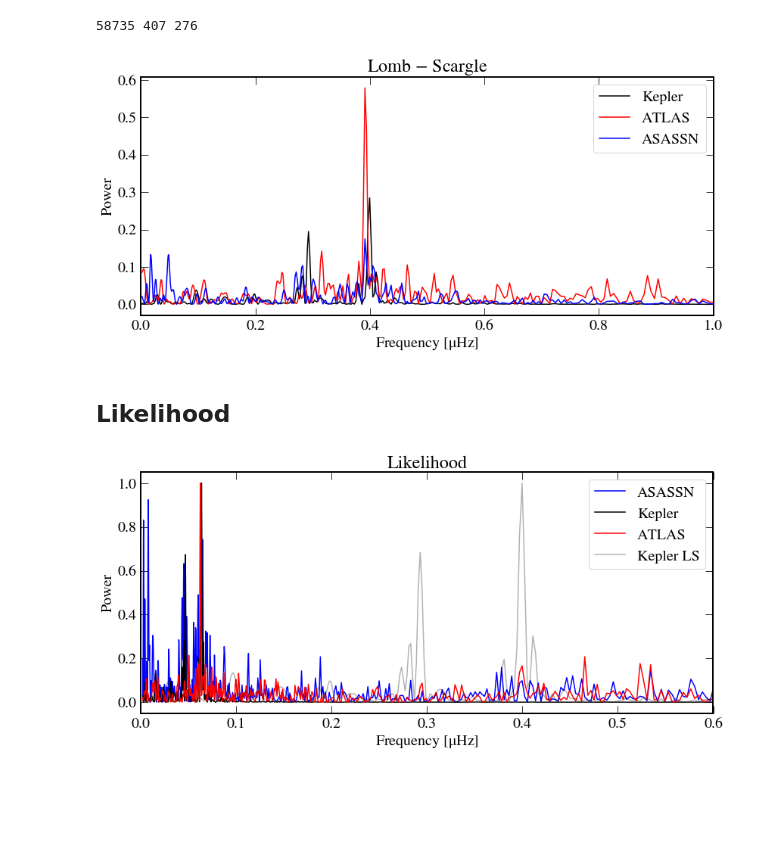
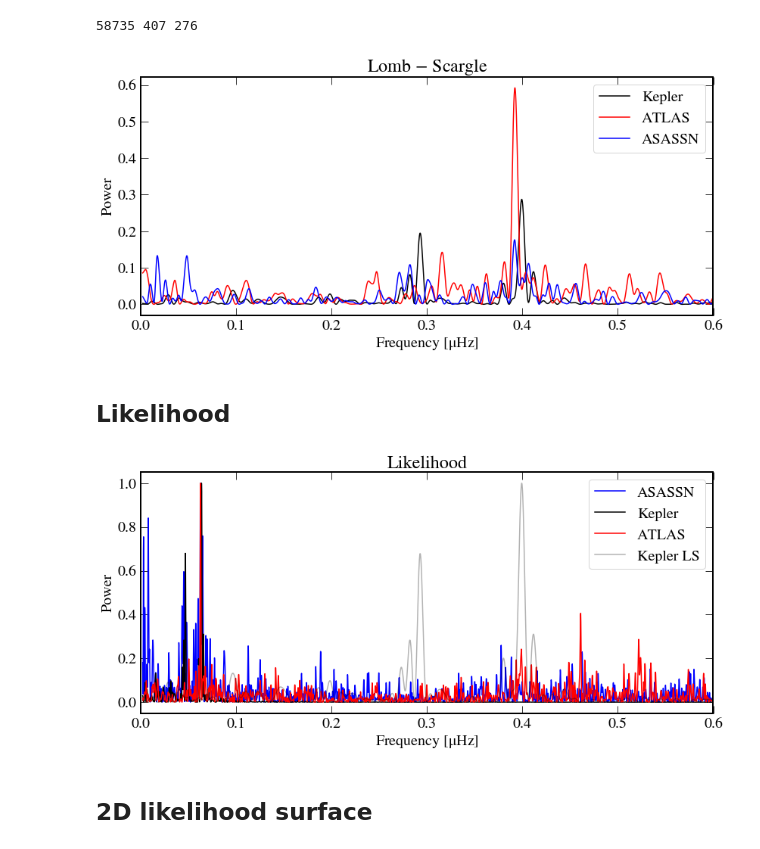
Before and after one commit to abonaca/tess_giants, a Jupyter notebook: notebooks/likelihood_spectrum.ipynb, the cells around one changed output. Drawn from its saved outputs; the diff is of its cells as text; code cells hidden in the pictures; blank space fills up the shorter version.

```diff
--- a/notebooks/likelihood_spectrum.ipynb
+++ b/notebooks/likelihood_spectrum.ipynb
@@ -26,7 +26,9 @@ flux_k = t['col2']
 fnorm_k = flux_k - np.mean(flux_k)
 ivar_k = (np.ones_like(flux_k)*0.002)**-1
 
-freq = np.logspace(-3,0,1000)
+Nfreq = 10000
+# freq = np.logspace(-3,0,Nfreq)
+freq = np.linspace(0.001,1,Nfreq)
 frlin = (freq / (2*np.pi) * u.day**-1).to(u.uHz)
 pgram_k = signal.lombscargle(tm_k, fnorm_k, freq, normalize=True)
 # %%
@@ -50,18 +52,19 @@ print(len(t), len(tatlas), len(tasassn))
 # %%
 plt.figure(figsize=(12,6))
 # plt.plot(freq*1.85, pgram, 'k-')
 plt.plot(frlin, pgram_k, 'k-', label='Kepler')
 plt.plot(frlin, pgram, 'r-', label='ATLAS')
 plt.plot(frlin, pgram_as, 'b-', label='ASASSN')
 
-plt.xlim(0,1)
+plt.xlim(0,0.6)
 plt.legend(loc=1)
 plt.xlabel('Frequency [$\mu$Hz]')
 plt.ylabel('Power')
 plt.title('Lomb $-$ Scargle')
 plt.tight_layout()
+plt.savefig('../plots/survey_comparison_LS_{:06d}.png'.format(Nfreq))
 # %% [output]
-[figure, old version]
+[figure, new version]
 # %% [markdown]
 ## Likelihood
 # %%
@@ -109,5 +112,8 @@ plt.xlabel('Frequency [$\mu$Hz]')
 plt.ylabel('Power')
 plt.title('Likelihood')
 plt.tight_layout()
+plt.savefig('../plots/survey_comparison_lhood.png')
 # %% [output]
-[figure, old version]
+[figure, new version]
+# %% [markdown]
+## 2D likelihood surface
```
Also changed, not shown: parts of 3 cells of this notebook.
